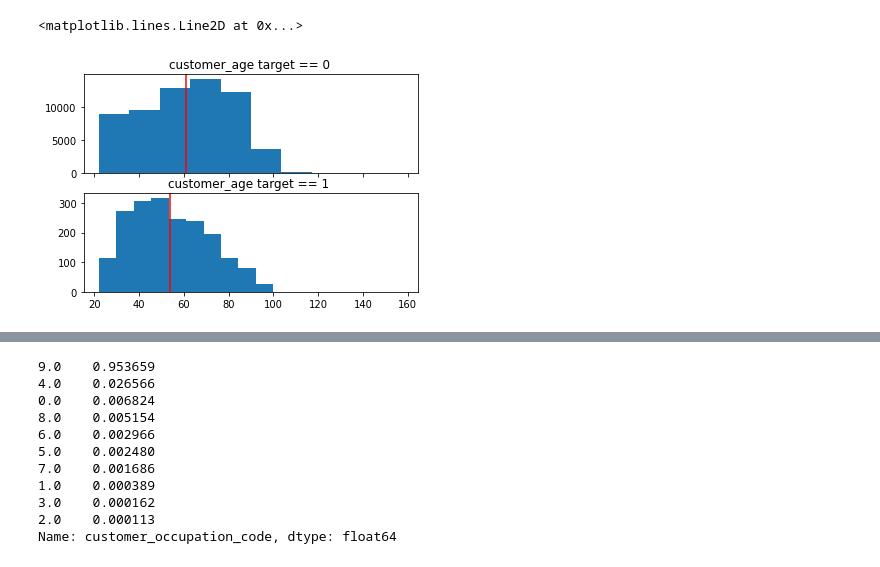
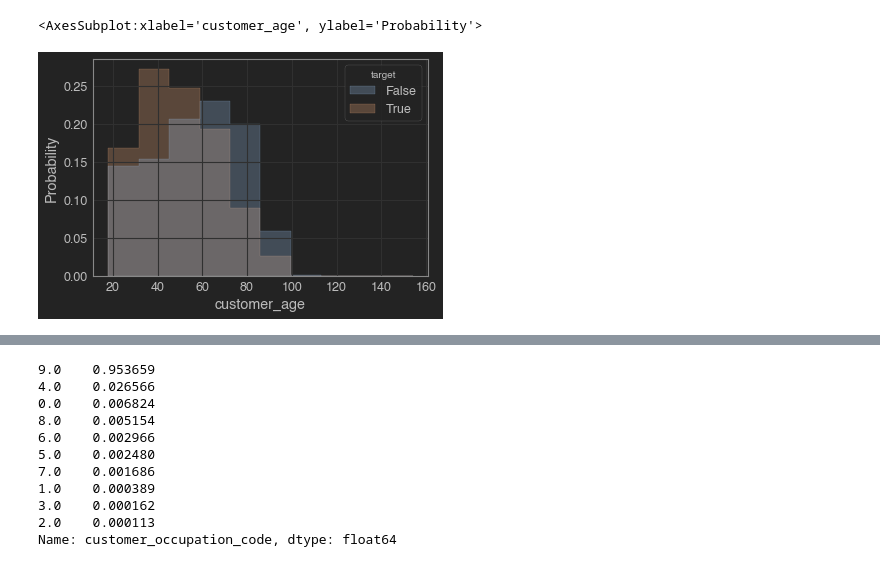
Before and after one commit to DPintacasi/BA1_Churn, a Jupyter notebook: notebooks/explore.ipynb, the cells around one changed output, grey strips where cells are left out. Saved outputs shown, nothing was run; the diff lists cells and outputs as text; code cells hidden in the pictures.

```diff
--- a/notebooks/explore.ipynb
+++ b/notebooks/explore.ipynb
@@ -120 +151,6 @@ Name: target, dtype: float64
+# %%
+# Date to years value conversion
+data['customer_since_all_years'] = (2018-data.customer_since_all.dt.year)
+data['customer_since_bank_years'] = (2018-data.customer_since_bank.dt.year)
+data['customer_age'] = (2018-data.customer_birth_date.dt.year)
 # %%
@@ -135,6 +214,9 @@ customer_since_bank:     0.009614
 # %%
-data['customer_age'] = dt.datetime.today().year-data.customer_birth_date.dt.year
-data['customer_age'].plot(kind = 'hist')
-outlier = data[(data['customer_age']>115)&(data['target']==0)].client_id.count()
-print('Customers over 115y/o: %i' % (outlier))
+data['customer_age'].plot(kind = 'hist', title = 'customer_age')
+age_threshold = 115
+outlier = data[(data['customer_age']>age_threshold)].client_id.count()
+outlier1 = data[(data['customer_age']>age_threshold)&(data['target']==1)].client_id.count()
+plt.show()
+print('Customers over %i y/o: %i' % (age_threshold,outlier))
+print('Customers over %i y/o (churners): %i' % (age_threshold,outlier1))
 # %% [output]
@@ -143,12 +238,12 @@ Customers over 115y/o: 43
 # %%
-col = 'customer_age'
-f,(ax1,ax2)=plt.subplots(2,1,sharex = True)
-ax1.hist(data[data['target']==0][col])
-ax1.set_title(col + ' target == 0 ')
-ax1.axvline(x = np.mean(data[data['target']==0][col]), color = 'r')
-ax2.hist(data[data['target']==1][col])
-ax2.set_title(col + ' target == 1 ')
-ax2.axvline(x = np.mean(data[data['target']==1][col]), color = 'r')
+sns.histplot(data = data
+                 ,x = 'customer_age'
+                 ,hue = 'target'
+                 ,stat = "probability"
+                 ,common_norm = False
+                 ,bins = 10
+                 ,element="step"
+            )
 # %% [output]
-<matplotlib.lines.Line2D at 0x...>
+<AxesSubplot:xlabel='customer_age', ylabel='Probability'>
-[figure, old version]
+[figure, new version]
```
Also changed, not shown: parts of 30 cells of this notebook, 1 other file.
